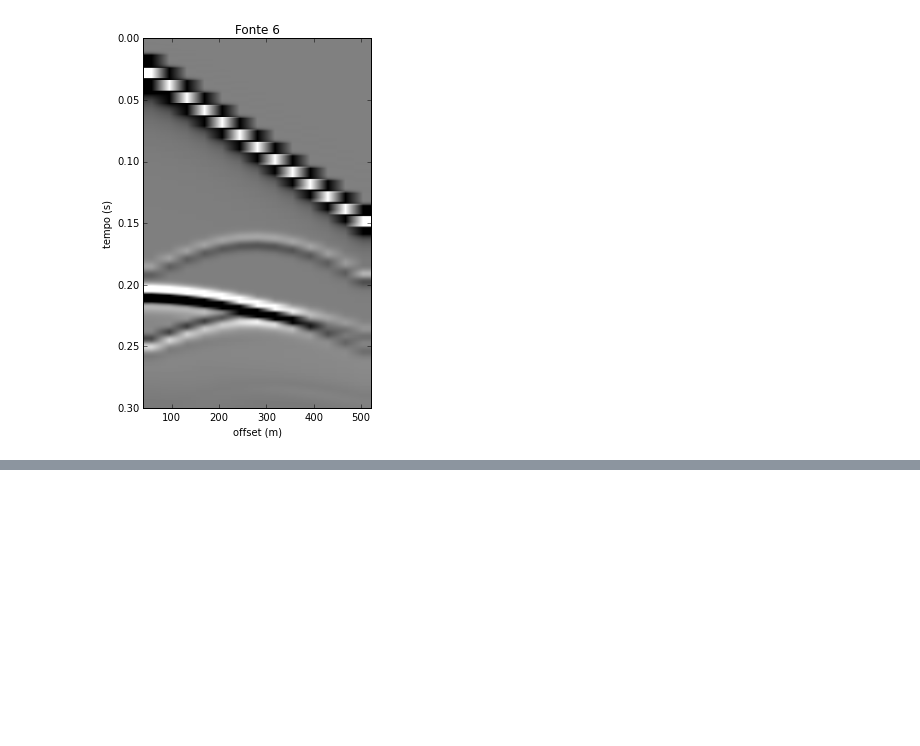
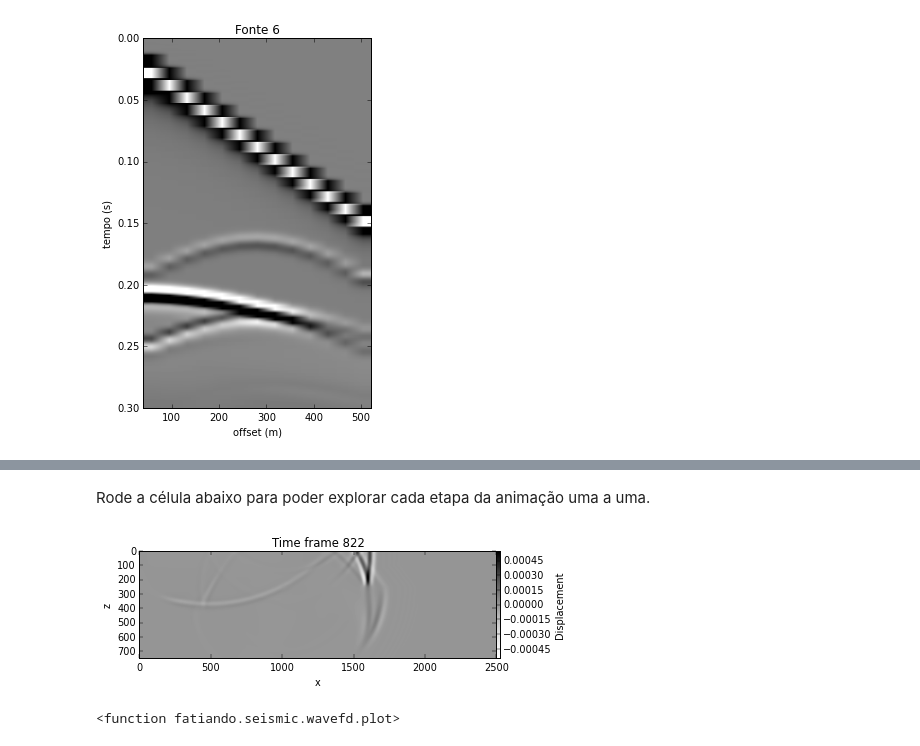
Before and after one commit to leouieda/geofisica2, a Jupyter notebook: notebooks/sismica-reflexao.ipynb, the cells around one changed output, grey strips where cells are left out. Drawn from its saved outputs; the diff is of its cells as text; code cells hidden in the pictures; blank space fills up the shorter version.

```diff
--- a/notebooks/sismica-reflexao.ipynb
+++ b/notebooks/sismica-reflexao.ipynb
@@ -146,0 +175,7 @@ widgets.interactive(plot_shots, fonte=(1, len(fontes), 1))
+# %% [markdown]
+Rode a célula abaixo para poder explorar cada etapa da animação uma a uma.
+# %%
+sims[2].explore(every=10, cmap='Greys')
+# %% [output]
+[figure, added]
+<function fatiando.seismic.wavefd.plot>
```
Also changed, not shown: parts of 30 cells of this notebook.
